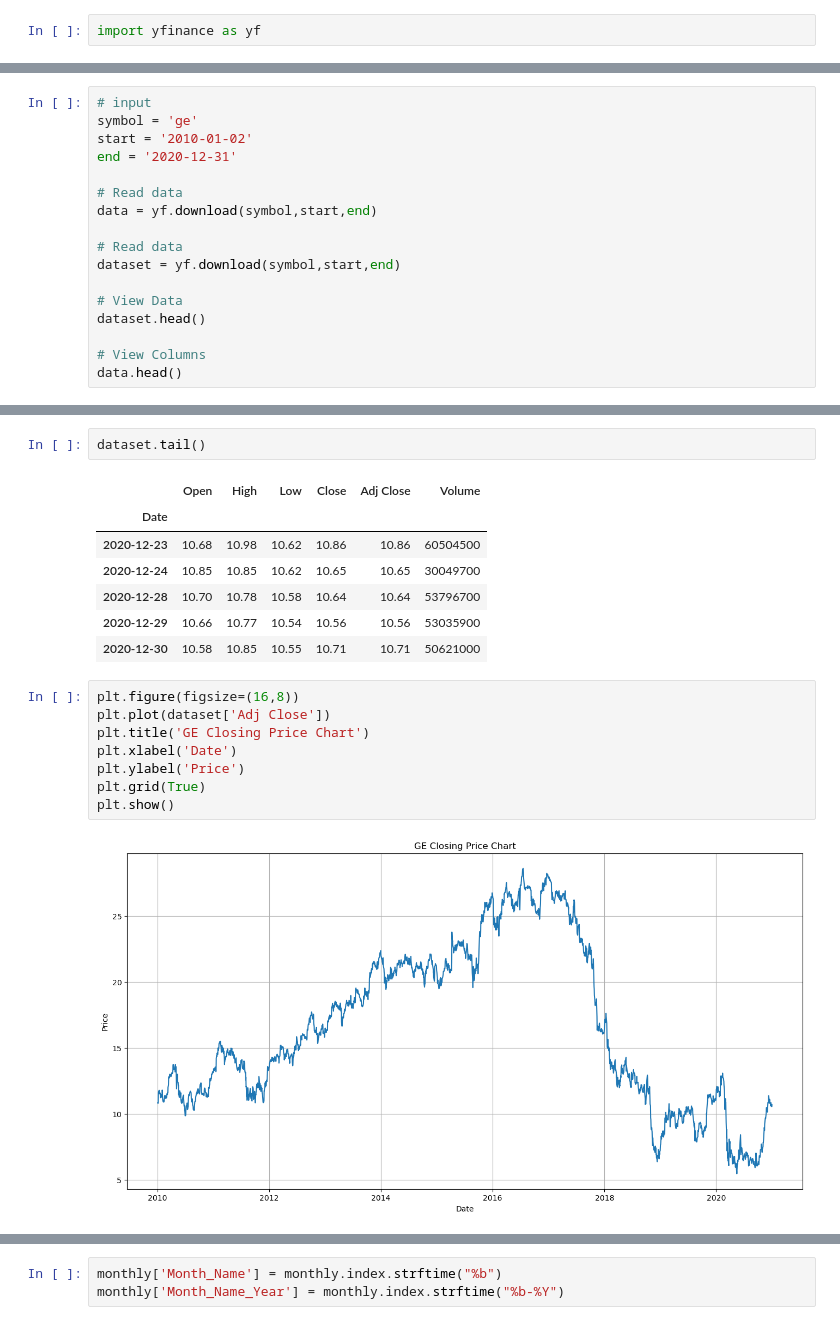
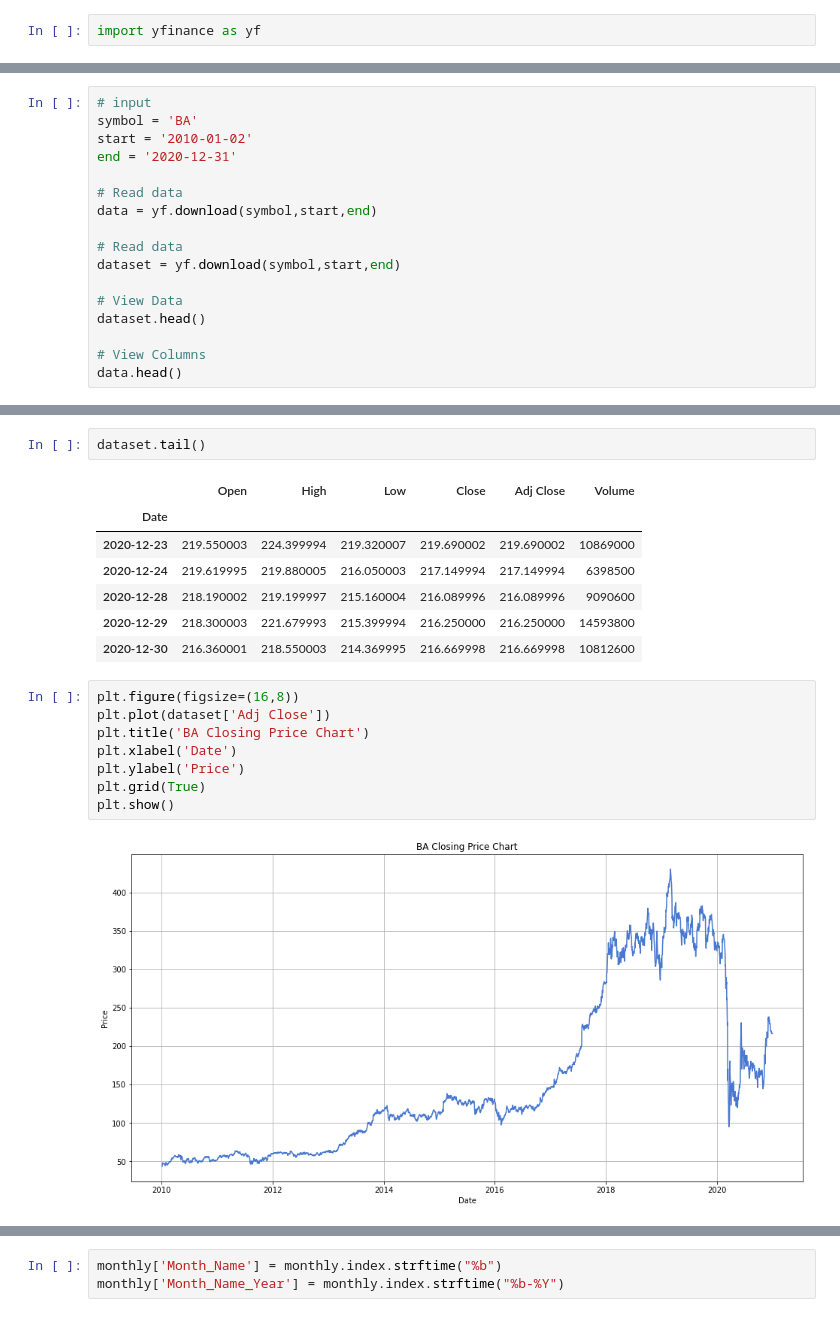
Before and after one commit to pauleppers/StockAnalysis, a Jupyter notebook: Relative_Value_Analysis.ipynb, the cells around one changed output, grey strips where cells are left out. Drawn from its saved outputs; the diff is of its cells as text.

```diff
--- a/Relative_Value_Analysis.ipynb
+++ b/Relative_Value_Analysis.ipynb
@@ -15,6 +15,6 @@ import yfinance as yf
 # %%
 # input
-symbol = 'ge'
+symbol = 'BA'
 start = '2010-01-02'
 end = '2020-12-31'
 
@@ -44,21 +44,21 @@ dataset.tail()
 # %% [output]
 |  | Open | High | Low | Close | Adj Close | Volume |
 | Date |  |  |  |  |  |  |
-| 2020-12-23 | 10.68 | 10.98 | 10.62 | 10.86 | 10.86 | 60504500 |
-| 2020-12-24 | 10.85 | 10.85 | 10.62 | 10.65 | 10.65 | 30049700 |
-| 2020-12-28 | 10.70 | 10.78 | 10.58 | 10.64 | 10.64 | 53796700 |
-| 2020-12-29 | 10.66 | 10.77 | 10.54 | 10.56 | 10.56 | 53035900 |
-| 2020-12-30 | 10.58 | 10.85 | 10.55 | 10.71 | 10.71 | 50621000 |
+| 2020-12-23 | 219.550003 | 224.399994 | 219.320007 | 219.690002 | 219.690002 | 10869000 |
+| 2020-12-24 | 219.619995 | 219.880005 | 216.050003 | 217.149994 | 217.149994 | 6398500 |
+| 2020-12-28 | 218.190002 | 219.199997 | 215.160004 | 216.089996 | 216.089996 | 9090600 |
+| 2020-12-29 | 218.300003 | 221.679993 | 215.399994 | 216.250000 | 216.250000 | 14593800 |
+| 2020-12-30 | 216.360001 | 218.550003 | 214.369995 | 216.669998 | 216.669998 | 10812600 |
 # %%
 plt.figure(figsize=(16,8))
 plt.plot(dataset['Adj Close'])
-plt.title('GE Closing Price Chart')
+plt.title('BA Closing Price Chart')
 plt.xlabel('Date')
 plt.ylabel('Price')
 plt.grid(True)
 plt.show()
 # %% [output]
-[figure, old version]
+[figure, new version]
 # %%
 import numpy as np
 import matplotlib.pyplot as plt; plt.rcdefaults()
```
Also changed, not shown: parts of 59 cells of this notebook, 2 other files.
